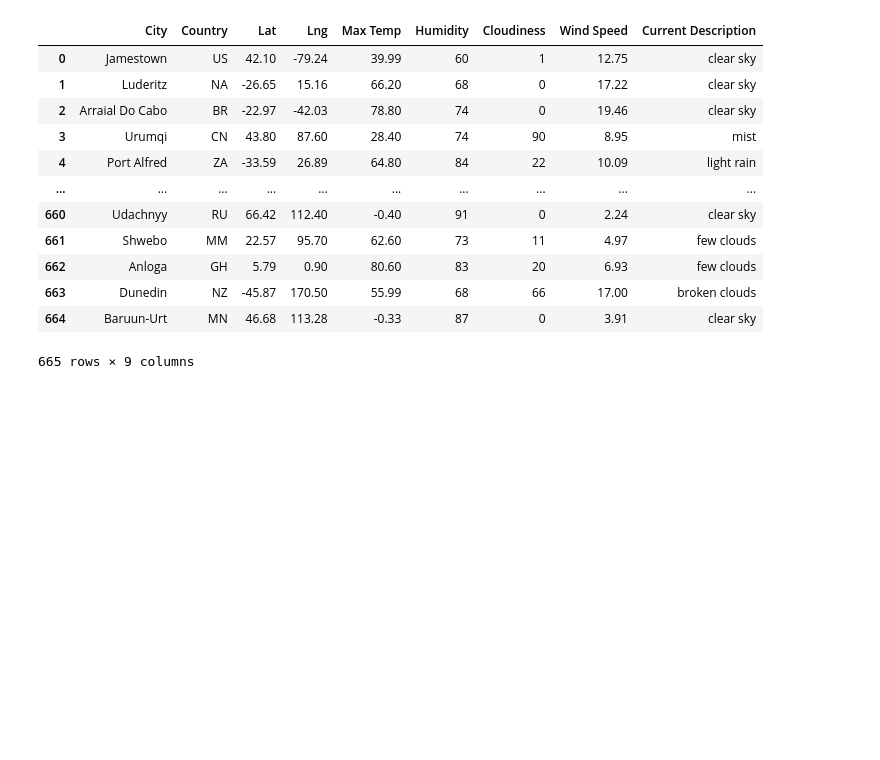
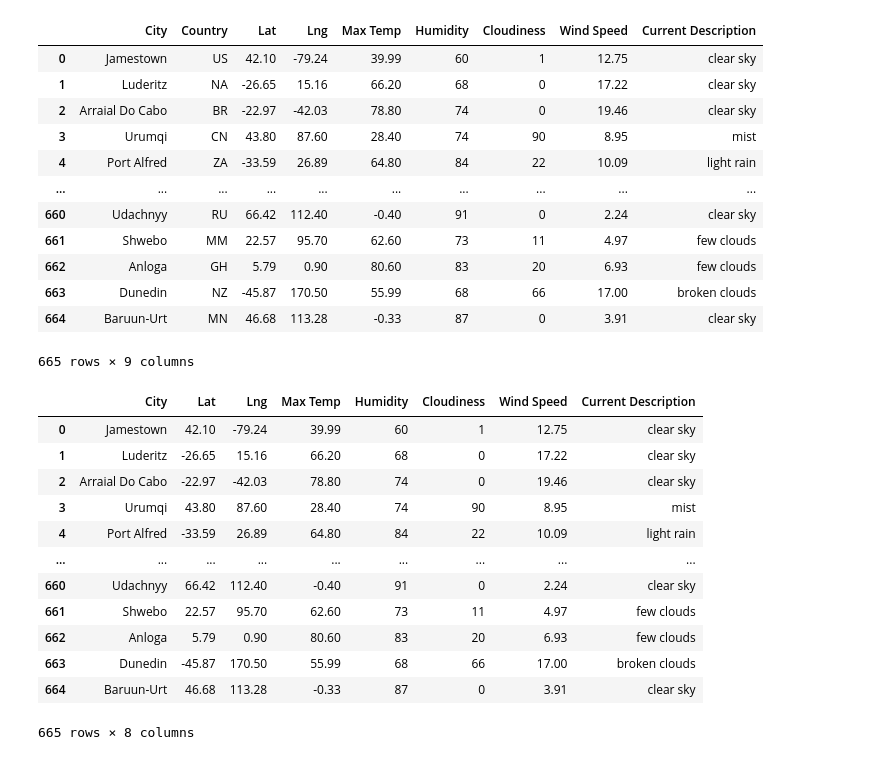
Before and after one commit to osvaldoferraz/World_Weather_Analysis, a Jupyter notebook: Weather_Database/Weather_Database.ipynb, the cells around one changed output. Cells and saved outputs as stored; diff of their text form; code cells hidden in the pictures; blank space fills up the shorter version.

```diff
--- a/Weather_Database/Weather_Database.ipynb
+++ b/Weather_Database/Weather_Database.ipynb
@@ -150,6 +150,24 @@ city_data_df
 | 663 | Dunedin | NZ | -45.87 | 170.50 | 55.99 | 68 | 66 | 17.00 | broken clouds |
 | 664 | Baruun-Urt | MN | 46.68 | 113.28 | -0.33 | 87 | 0 | 3.91 | clear sky |
 665 rows × 9 columns
+# %%
+new_order_df = ['City', 'Lat', 'Lng', 'Max Temp', 'Humidity', 'Cloudiness', 'Wind Speed', 'Current Description']
+city_data_df = city_data_df[new_order_df]
+city_data_df
+# %% [output]
+|  | City | Lat | Lng | Max Temp | Humidity | Cloudiness | Wind Speed | Current Description |
+| 0 | Jamestown | 42.10 | -79.24 | 39.99 | 60 | 1 | 12.75 | clear sky |
+| 1 | Luderitz | -26.65 | 15.16 | 66.20 | 68 | 0 | 17.22 | clear sky |
+| 2 | Arraial Do Cabo | -22.97 | -42.03 | 78.80 | 74 | 0 | 19.46 | clear sky |
+| 3 | Urumqi | 43.80 | 87.60 | 28.40 | 74 | 90 | 8.95 | mist |
+| 4 | Port Alfred | -33.59 | 26.89 | 64.80 | 84 | 22 | 10.09 | light rain |
+| ... | ... | ... | ... | ... | ... | ... | ... | ... |
+| 660 | Udachnyy | 66.42 | 112.40 | -0.40 | 91 | 0 | 2.24 | clear sky |
+| 661 | Shwebo | 22.57 | 95.70 | 62.60 | 73 | 11 | 4.97 | few clouds |
+| 662 | Anloga | 5.79 | 0.90 | 80.60 | 83 | 20 | 6.93 | few clouds |
+| 663 | Dunedin | -45.87 | 170.50 | 55.99 | 68 | 66 | 17.00 | broken clouds |
+| 664 | Baruun-Urt | 46.68 | 113.28 | -0.33 | 87 | 0 | 3.91 | clear sky |
+665 rows × 8 columns
 # %%
 #Create the output file (CSV)
 output_data_file = "WeatherPy_Database.csv"
```
Also changed, not shown: 2 other files.
